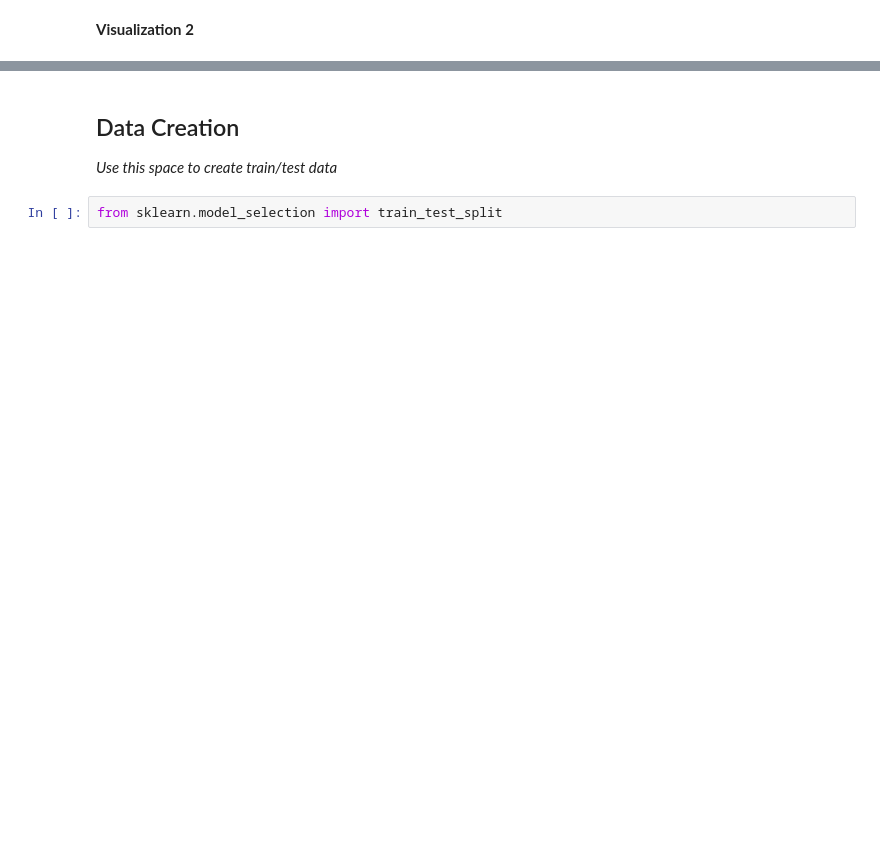
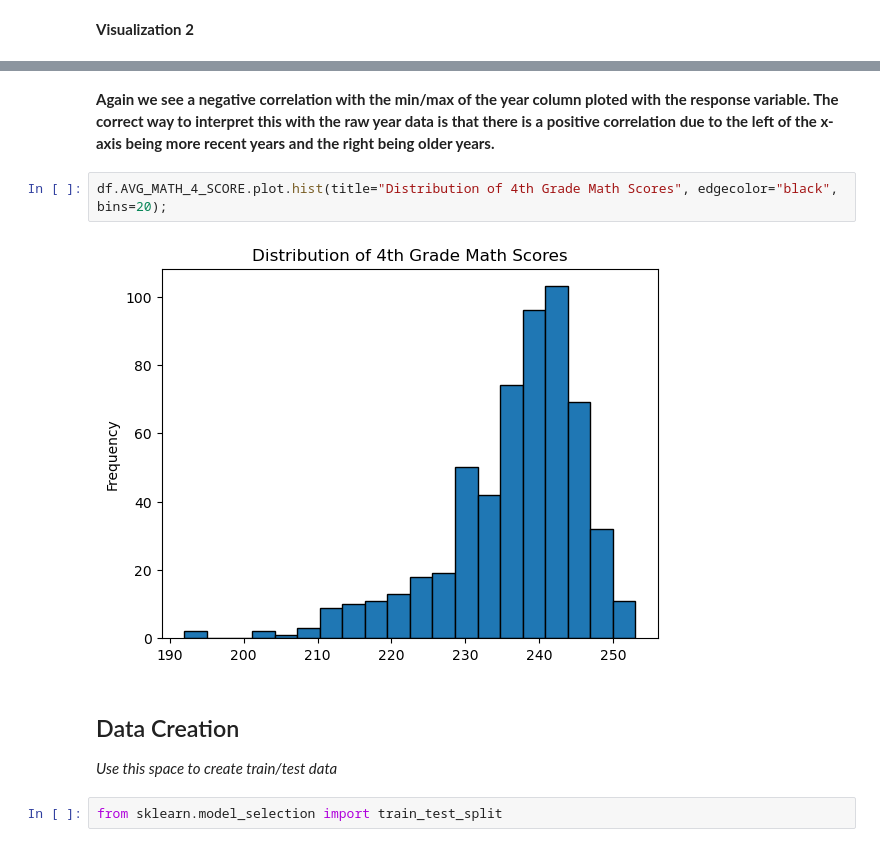
Before and after one commit to lmg1404/MDST-2023-Tutorials, a Jupyter notebook: tutorial1/checkpoint1.ipynb, the cells around one changed output, grey strips where cells are left out. Saved outputs shown, nothing was run; the diff lists cells and outputs as text; blank space fills up the shorter version.

```diff
--- a/tutorial1/checkpoint1.ipynb
+++ b/tutorial1/checkpoint1.ipynb
@@ -221,3 +211,9 @@ Investigate the relationship between your chosen response variable and at least
+# %% [markdown]
+**Again we see a negative correlation with the min/max of the year column ploted with the response variable. The correct way to interpret this with the raw year data is that there is a positive correlation due to the left of the x-axis being more recent years and the right being older years.**
+# %%
+df.AVG_MATH_4_SCORE.plot.hist(title="Distribution of 4th Grade Math Scores", edgecolor="black", bins=20);
+# %% [output]
+[figure, added]
 # %% [markdown]
 <h2> Data Creation </h2>
 
```
Also changed, not shown: parts of 20 cells of this notebook, 2 other files.
